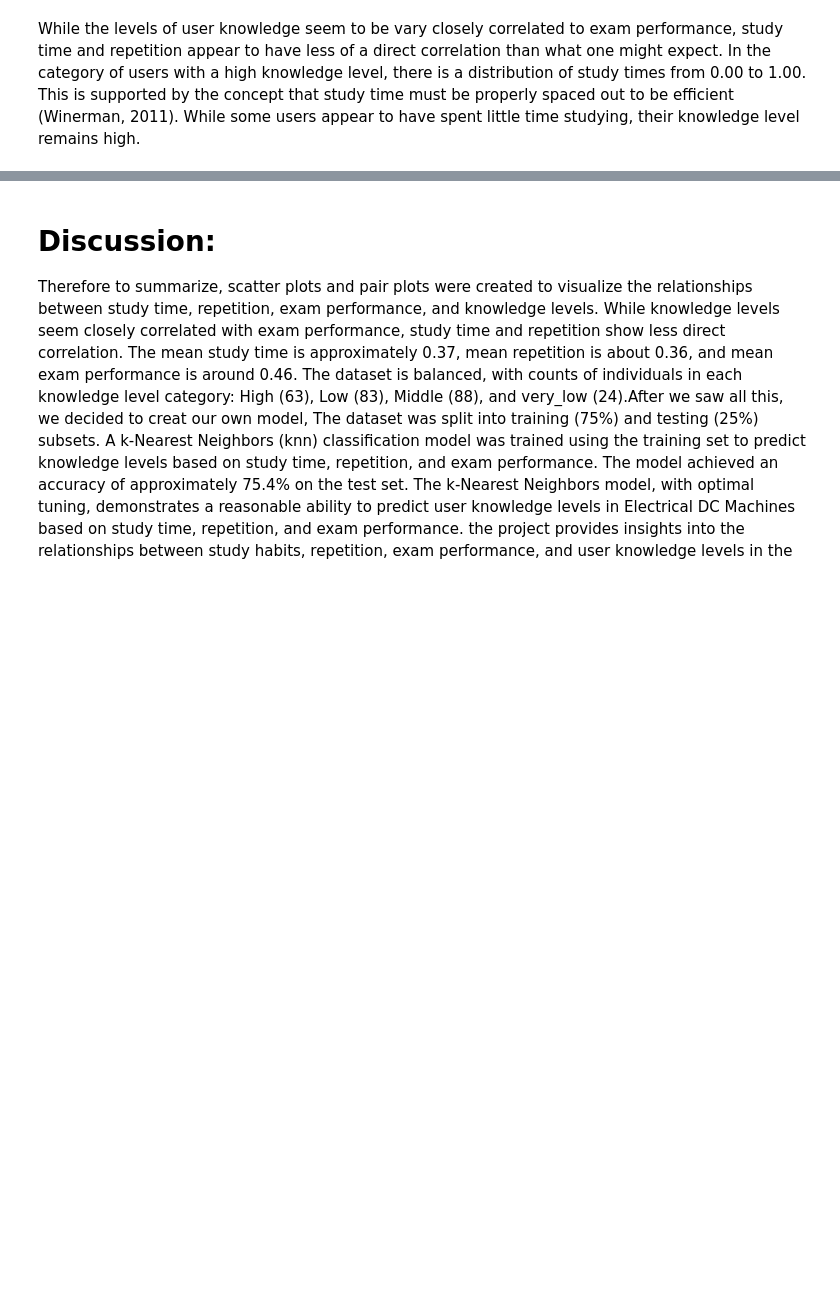
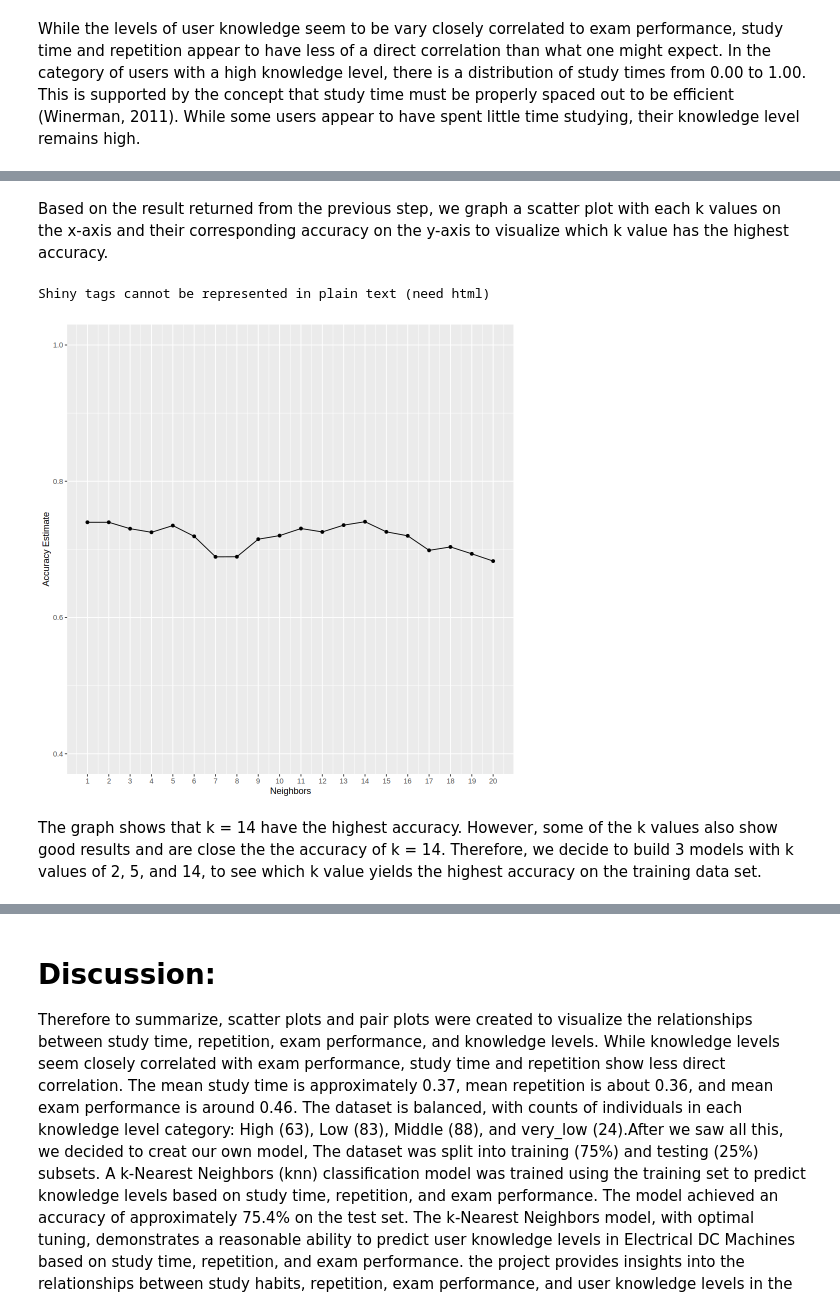
Before and after one commit to trinityma/dsci100project, a Jupyter notebook: group_project_report.ipynb, the cells around one changed output, grey strips where cells are left out. Drawn from its saved outputs; the diff is of its cells as text; code cells hidden in the pictures; blank space fills up the shorter version.

```diff
--- a/group_project_report.ipynb
+++ b/group_project_report.ipynb
@@ -352,0 +219,7 @@ accuracy_versus_k
+# %%
+# fix the class imbalance issue by oversampling the rare classes
+set.seed(1)
+user_knowledge_recipe <- recipe(knowledge_level ~ study_time+repetition+exam_performance, data = user_knowledge_training) |>
+                            step_upsample(knowledge_level, over_ratio = 1.0)
+
+user_knowledge_recipe
@@ -352,0 +240,4 @@ accuracy_versus_k
+# %%
+set.seed(1)
+
+user_knowledge_vfold <- vfold_cv(user_knowledge_training, v = 5, strata = "knowledge_level")
@@ -352,0 +246,15 @@ accuracy_versus_k
+# %%
+set.seed(1)
+
+knn_tune <- nearest_neighbor(weight_func = "rectangular", neighbor = tune()) |>
+            set_engine("kknn") |>
+            set_mode("classification")
+
+knn_results <- workflow() |>
+                add_recipe(user_knowledge_recipe) |>
+                add_model(knn_tune) |>
+                tune_grid(resamples = user_knowledge_vfold, grid = tibble(neighbors = 1:20)) |>
+                collect_metrics()
+
+h3("Table 6: Collected metrics from different k values from cross-validation")
+knn_results
@@ -352,0 +273,19 @@ accuracy_versus_k
+# %% [markdown]
+Based on the result returned from the previous step, we graph a scatter plot with each k values on the x-axis and their corresponding accuracy on the y-axis to visualize which k value has the highest accuracy.
+# %%
+accuracies <- knn_results |>
+                filter(.metric == "accuracy")
+accuracy_versus_k <- ggplot(accuracies, aes(x = neighbors, y = mean))+
+      geom_point() +
+      geom_line() +
+      labs(x = "Neighbors", y = "Accuracy Estimate") +
+      scale_x_continuous(breaks = seq(0, 20, by = 1)) +  # adjusting the x-axis
+      scale_y_continuous(limits = c(0.4, 1.0)) # adjusting the y-axis
+
+h3("Plot 4: Accuracy versus K values")
+accuracy_versus_k
+# %% [output]
+Shiny tags cannot be represented in plain text (need html)
+[figure, added]
+# %% [markdown]
+The graph shows that k = 14 have the highest accuracy. However, some of the k values also show good results and are close the the accuracy of k = 14. Therefore, we decide to build 3 models with k values of 2, 5, and 14, to see which k value yields the highest accuracy on the training data set.
```
Also changed, not shown: parts of 41 cells of this notebook.
